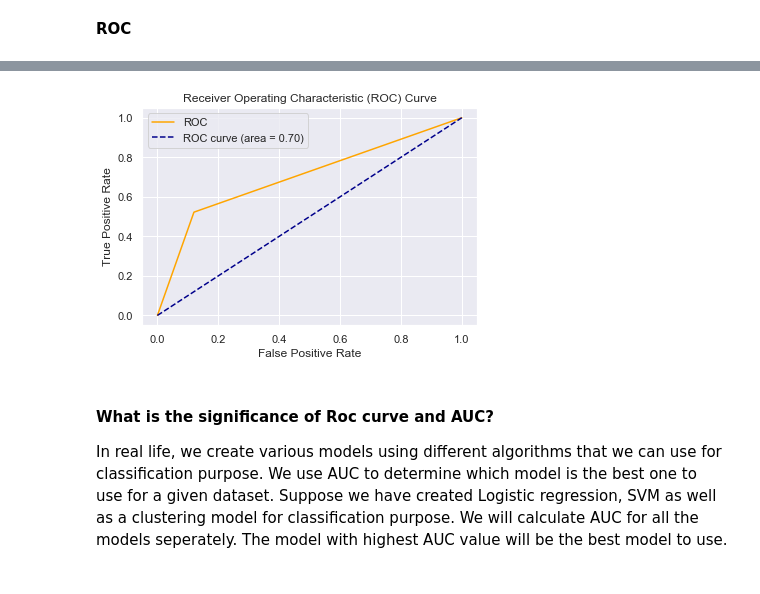
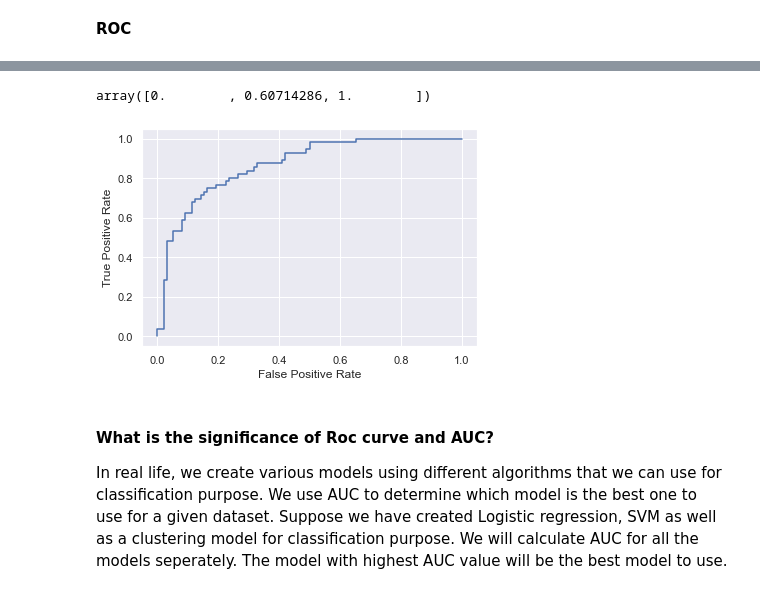
Before and after one commit to BabaMaajid/Machine-Learning-Algorithms, a Jupyter notebook: Logistic Regression.ipynb, the cells around one changed output, grey strips where cells are left out. Cells and saved outputs as stored; diff of their text form; code cells hidden in the pictures.

```diff
--- a/Logistic Regression.ipynb
+++ b/Logistic Regression.ipynb
@@ -609,2 +624,4 @@ auc
+# %%
+x_train, x_test,y_train,y_test = train_test_split(X_scaled,y,test_size=0.2,random_state=656566556)
 # %% [markdown]
 **ROC**
@@ -610,0 +644,4 @@ auc
+# %%
+from sklearn.linear_model import LogisticRegression
+log_regression = LogisticRegression()
+cf= log_regression.fit(x_train,y_train)
@@ -610,0 +732,2 @@ auc
+# %%
+scores =log_regression.predict_proba(x_test)
@@ -611,2 +742,2 @@ auc
 # %%
-fpr, tpr, thresholds = roc_curve(y_test, y_pred)
+fpr, tpr, thresholds = roc_curve(y_test, scores[:,1])
@@ -613,13 +757,14 @@ fpr, tpr, thresholds = roc_curve(y_test, y_pred)
+# %%
+tpr
+# %% [output]
+array([0.        , 0.60714286, 1.        ])
 # %%
-plt.plot(fpr, tpr, color='orange', label='ROC')
-plt.plot([0, 1], [0, 1], color='darkblue', linestyle='--',label='ROC curve (area = %0.2f)' % auc)
+plt.plot(fpr,tpr)
 plt.xlabel('False Positive Rate')
 plt.ylabel('True Positive Rate')
-plt.title('Receiver Operating Characteristic (ROC) Curve')
-plt.legend()
 plt.show()
 # %% [output]
-[figure, old version]
+[figure, new version]
 # %% [markdown]
 #### What is the significance of Roc curve and AUC?
 
```
Also changed, not shown: parts of 81 cells of this notebook.
